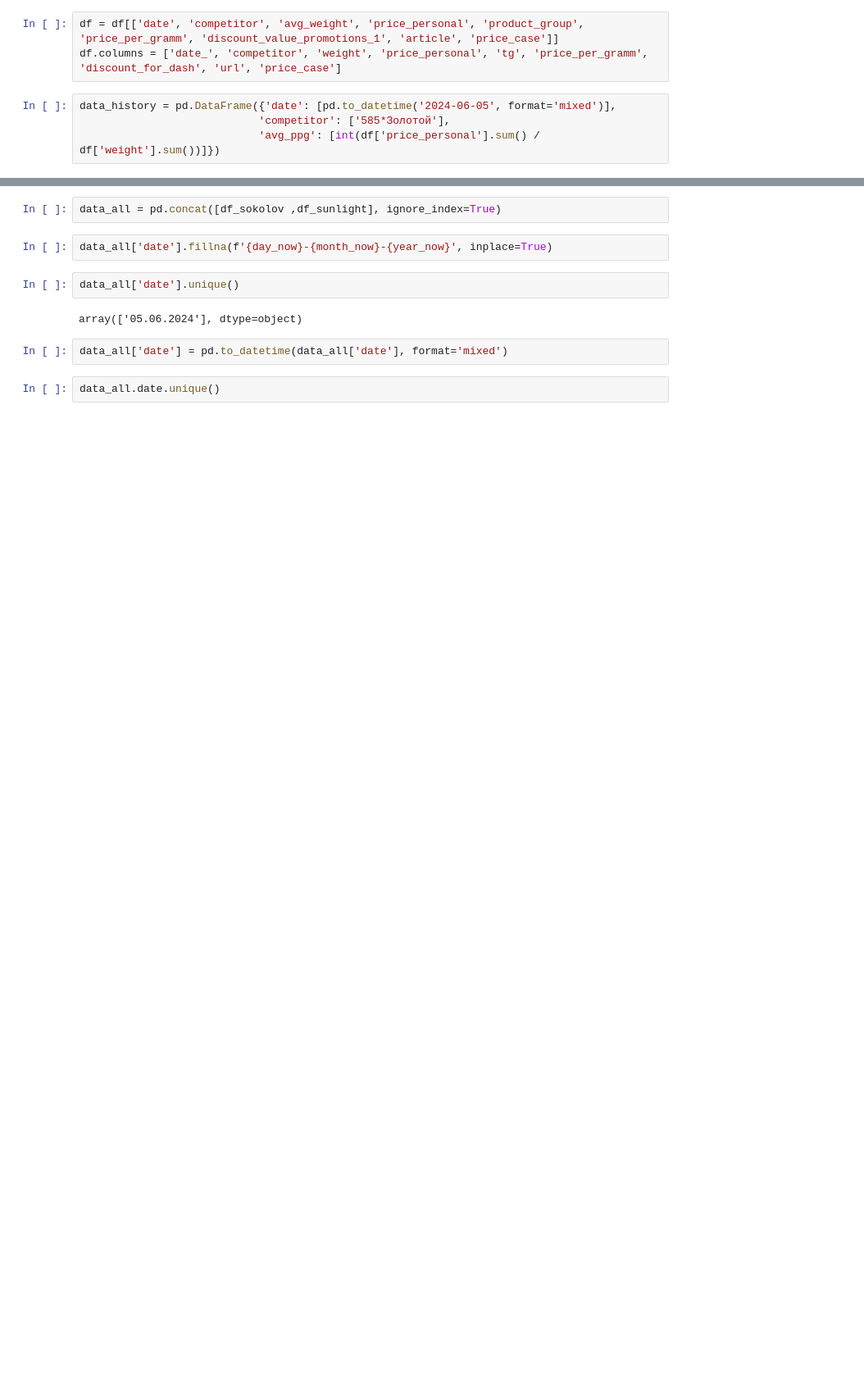
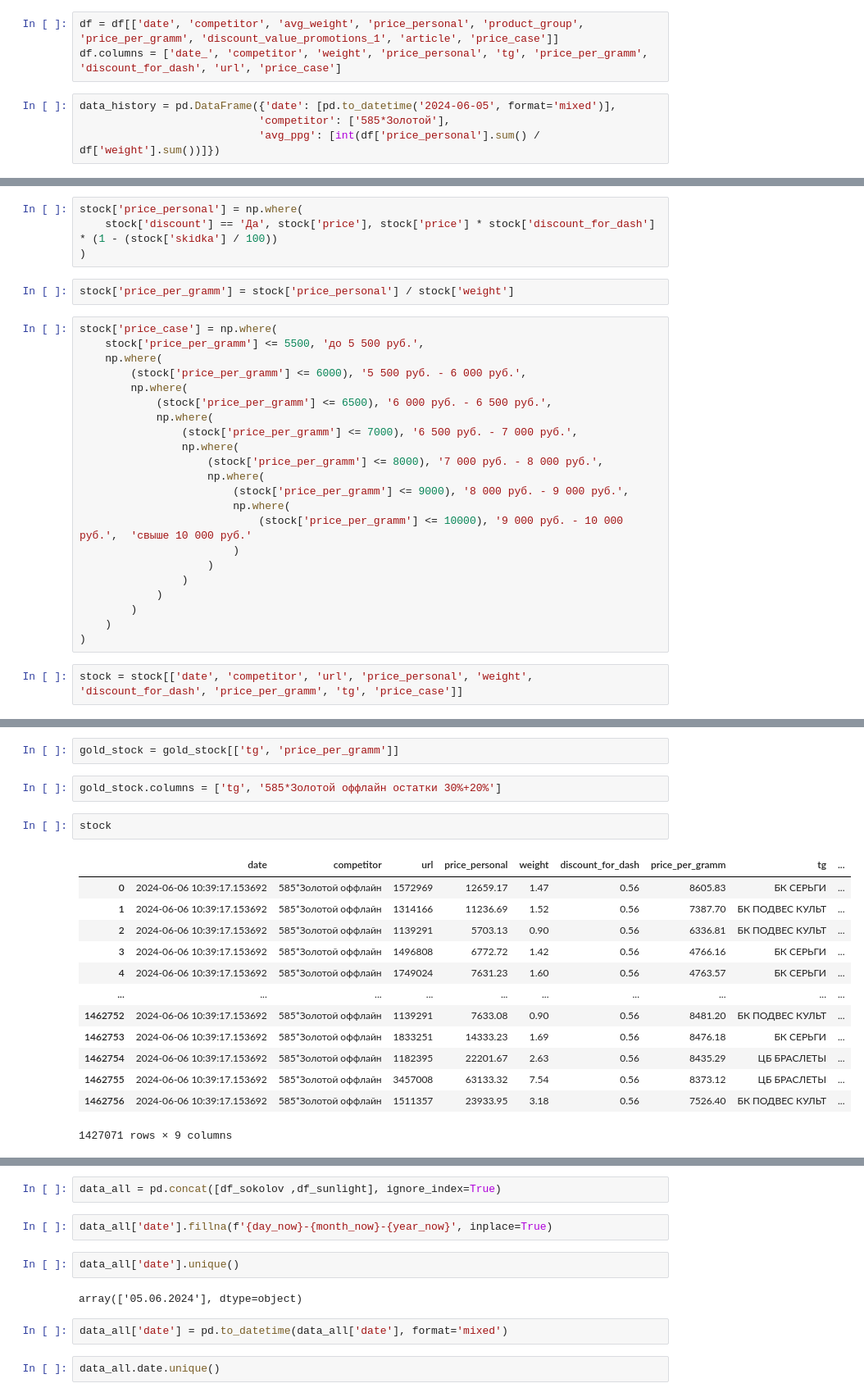
Before and after one commit to sergey-trenkin/notebooks, a Jupyter notebook: eda_every_days.ipynb, the cells around one changed output, grey strips where cells are left out. Shown: that part at 82% size. Cells and saved outputs as stored; diff of their text form; blank space fills up the shorter version.

Commit message:
add 585*Золотой оффлайн

```diff
--- a/eda_every_days.ipynb
+++ b/eda_every_days.ipynb
@@ -776,0 +826,30 @@ data_history = pd.DataFrame({'date': [pd.to_datetime('2024-06-05', format='mixed
+# %%
+stock['price_personal'] = np.where(
+    stock['discount'] == 'Да', stock['price'], stock['price'] * stock['discount_for_dash'] * (1 - (stock['skidka'] / 100))
+)
+# %%
+stock['price_per_gramm'] = stock['price_personal'] / stock['weight']
+# %%
+stock['price_case'] = np.where(
+    stock['price_per_gramm'] <= 5500, 'до 5 500 руб.',
+    np.where(
+        (stock['price_per_gramm'] <= 6000), '5 500 руб. - 6 000 руб.',
+        np.where(
+            (stock['price_per_gramm'] <= 6500), '6 000 руб. - 6 500 руб.',
+            np.where(
+                (stock['price_per_gramm'] <= 7000), '6 500 руб. - 7 000 руб.',
+                np.where(
+                    (stock['price_per_gramm'] <= 8000), '7 000 руб. - 8 000 руб.',
+                    np.where(
+                        (stock['price_per_gramm'] <= 9000), '8 000 руб. - 9 000 руб.',
+                        np.where(
+                            (stock['price_per_gramm'] <= 10000), '9 000 руб. - 10 000 руб.',  'свыше 10 000 руб.'
+                        )
+                    )
+                )
+            )
+        )
+    )
+)
+# %%
+stock = stock[['date', 'competitor', 'url', 'price_personal', 'weight', 'discount_for_dash', 'price_per_gramm', 'tg', 'price_case']]
@@ -776,0 +864,20 @@ data_history = pd.DataFrame({'date': [pd.to_datetime('2024-06-05', format='mixed
+# %%
+gold_stock = gold_stock[['tg', 'price_per_gramm']]
+# %%
+gold_stock.columns = ['tg', '585*Золотой оффлайн остатки 30%+20%']
+# %%
+stock
+# %% [output]
+|  | date | competitor | url | price_personal | weight | discount_for_dash | price_per_gramm | tg | ... |
+| 0 | 2024-06-06 10:39:17.153692 | 585*Золотой оффлайн | 1572969 | 12659.17 | 1.47 | 0.56 | 8605.83 | БК СЕРЬГИ | ... |
+| 1 | 2024-06-06 10:39:17.153692 | 585*Золотой оффлайн | 1314166 | 11236.69 | 1.52 | 0.56 | 7387.70 | БК ПОДВЕС КУЛЬТ | ... |
+| 2 | 2024-06-06 10:39:17.153692 | 585*Золотой оффлайн | 1139291 | 5703.13 | 0.90 | 0.56 | 6336.81 | БК ПОДВЕС КУЛЬТ | ... |
+| 3 | 2024-06-06 10:39:17.153692 | 585*Золотой оффлайн | 1496808 | 6772.72 | 1.42 | 0.56 | 4766.16 | БК СЕРЬГИ | ... |
+| 4 | 2024-06-06 10:39:17.153692 | 585*Золотой оффлайн | 1749024 | 7631.23 | 1.60 | 0.56 | 4763.57 | БК СЕРЬГИ | ... |
+| ... | ... | ... | ... | ... | ... | ... | ... | ... | ... |
+| 1462752 | 2024-06-06 10:39:17.153692 | 585*Золотой оффлайн | 1139291 | 7633.08 | 0.90 | 0.56 | 8481.20 | БК ПОДВЕС КУЛЬТ | ... |
+| 1462753 | 2024-06-06 10:39:17.153692 | 585*Золотой оффлайн | 1833251 | 14333.23 | 1.69 | 0.56 | 8476.18 | БК СЕРЬГИ | ... |
+| 1462754 | 2024-06-06 10:39:17.153692 | 585*Золотой оффлайн | 1182395 | 22201.67 | 2.63 | 0.56 | 8435.29 | ЦБ БРАСЛЕТЫ | ... |
+| 1462755 | 2024-06-06 10:39:17.153692 | 585*Золотой оффлайн | 3457008 | 63133.32 | 7.54 | 0.56 | 8373.12 | ЦБ БРАСЛЕТЫ | ... |
+| 1462756 | 2024-06-06 10:39:17.153692 | 585*Золотой оффлайн | 1511357 | 23933.95 | 3.18 | 0.56 | 7526.40 | БК ПОДВЕС КУЛЬТ | ... |
+1427071 rows × 9 columns
```
Also changed, not shown: parts of 18 cells of this notebook.
